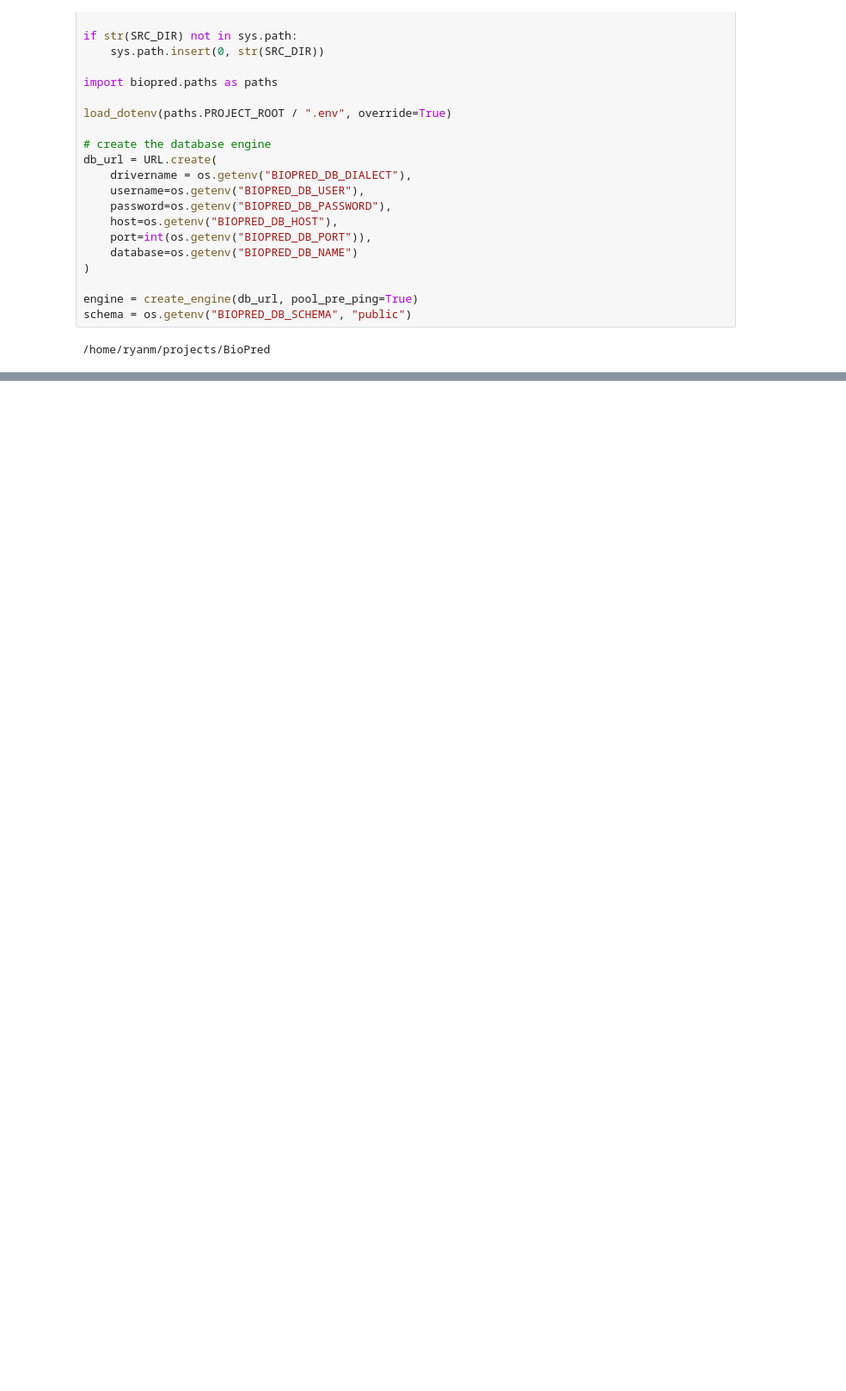
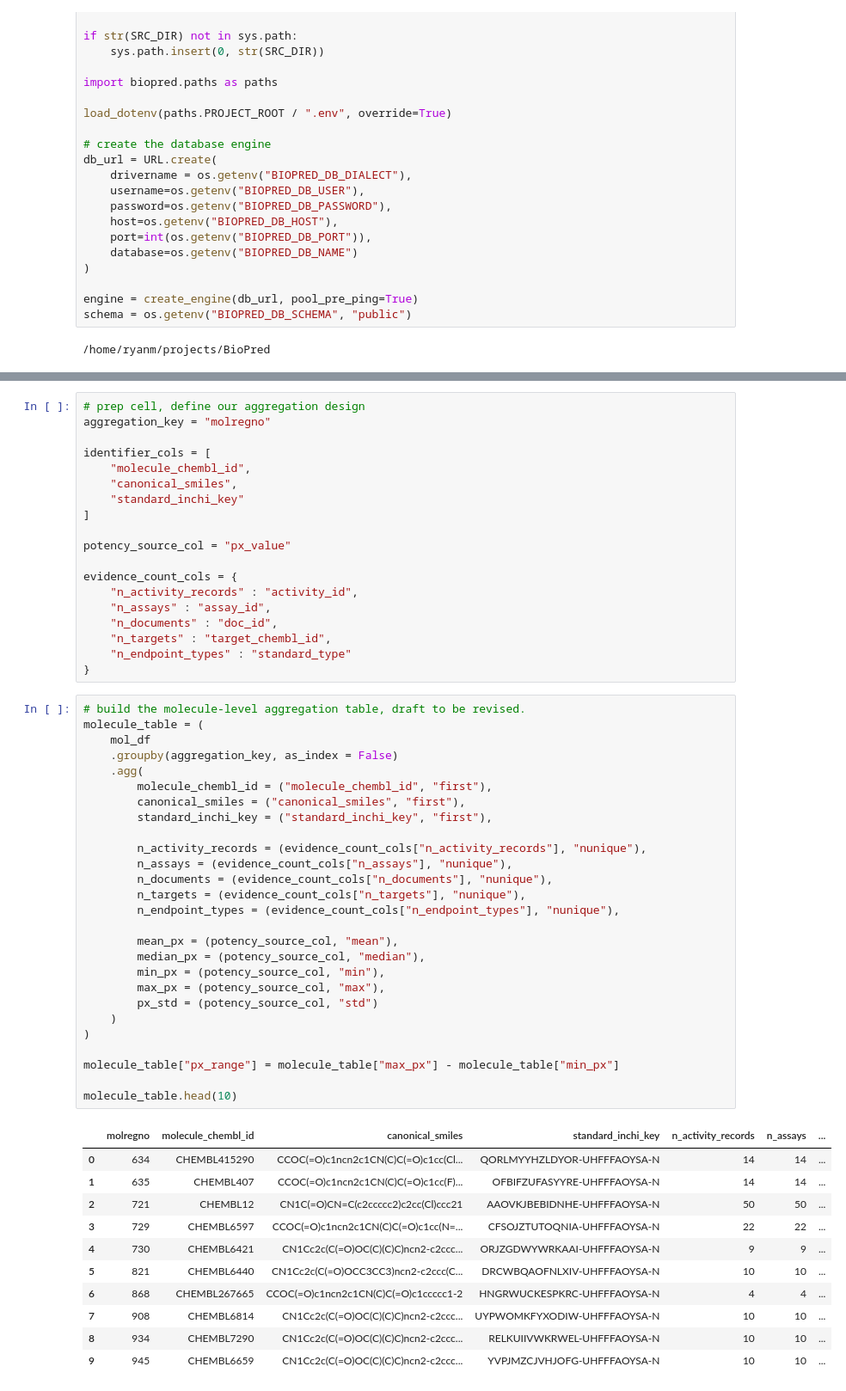
Before and after one commit to Taliwat/BioPred, a Jupyter notebook: notebooks/04_molecule_level_modeling_table.ipynb, the cells around one changed output, grey strips where cells are left out. Shown at 86% size. Saved outputs shown, nothing was run; the diff lists cells and outputs as text; blank space fills up the shorter version.

```diff
--- a/notebooks/04_molecule_level_modeling_table.ipynb
+++ b/notebooks/04_molecule_level_modeling_table.ipynb
@@ -69,0 +402,58 @@ df.shape # Expecting (4435, 27)
+# %%
+# prep cell, define our aggregation design
+aggregation_key = "molregno"
+
+identifier_cols = [
+    "molecule_chembl_id",
+    "canonical_smiles",
+    "standard_inchi_key"
+]
+
+potency_source_col = "px_value"
+
+evidence_count_cols = {
+    "n_activity_records" : "activity_id",
+    "n_assays" : "assay_id",
+    "n_documents" : "doc_id",
+    "n_targets" : "target_chembl_id",
+    "n_endpoint_types" : "standard_type"
+}
+# %%
+# build the molecule-level aggregation table, draft to be revised.
+molecule_table = (
+    mol_df
+    .groupby(aggregation_key, as_index = False)
+    .agg(
+        molecule_chembl_id = ("molecule_chembl_id", "first"),
+        canonical_smiles = ("canonical_smiles", "first"),
+        standard_inchi_key = ("standard_inchi_key", "first"),
+
+        n_activity_records = (evidence_count_cols["n_activity_records"], "nunique"),
+        n_assays = (evidence_count_cols["n_assays"], "nunique"),
+        n_documents = (evidence_count_cols["n_documents"], "nunique"),
+        n_targets = (evidence_count_cols["n_targets"], "nunique"),
+        n_endpoint_types = (evidence_count_cols["n_endpoint_types"], "nunique"),
+
+        mean_px = (potency_source_col, "mean"),
+        median_px = (potency_source_col, "median"),
+        min_px = (potency_source_col, "min"),
+        max_px = (potency_source_col, "max"),
+        px_std = (potency_source_col, "std")
+    )
+)
+
+molecule_table["px_range"] = molecule_table["max_px"] - molecule_table["min_px"]
+
+molecule_table.head(10)
+# %% [output]
+|  | molregno | molecule_chembl_id | canonical_smiles | standard_inchi_key | n_activity_records | n_assays | ... |
+| 0 | 634 | CHEMBL415290 | CCOC(=O)c1ncn2c1CN(C)C(=O)c1cc(Cl... | QORLMYYHZLDYOR-UHFFFAOYSA-N | 14 | 14 | ... |
+| 1 | 635 | CHEMBL407 | CCOC(=O)c1ncn2c1CN(C)C(=O)c1cc(F)... | OFBIFZUFASYYRE-UHFFFAOYSA-N | 14 | 14 | ... |
+| 2 | 721 | CHEMBL12 | CN1C(=O)CN=C(c2ccccc2)c2cc(Cl)ccc21 | AAOVKJBEBIDNHE-UHFFFAOYSA-N | 50 | 50 | ... |
+| 3 | 729 | CHEMBL6597 | CCOC(=O)c1ncn2c1CN(C)C(=O)c1cc(N=... | CFSOJZTUTOQNIA-UHFFFAOYSA-N | 22 | 22 | ... |
+| 4 | 730 | CHEMBL6421 | CN1Cc2c(C(=O)OC(C)(C)C)ncn2-c2ccc... | ORJZGDWYWRKAAI-UHFFFAOYSA-N | 9 | 9 | ... |
+| 5 | 821 | CHEMBL6440 | CN1Cc2c(C(=O)OCC3CC3)ncn2-c2ccc(C... | DRCWBQAOFNLXIV-UHFFFAOYSA-N | 10 | 10 | ... |
+| 6 | 868 | CHEMBL267665 | CCOC(=O)c1ncn2c1CN(C)C(=O)c1ccccc1-2 | HNGRWUCKESPKRC-UHFFFAOYSA-N | 4 | 4 | ... |
+| 7 | 908 | CHEMBL6814 | CN1Cc2c(C(=O)OC(C)(C)C)ncn2-c2ccc... | UYPWOMKFYXODIW-UHFFFAOYSA-N | 10 | 10 | ... |
+| 8 | 934 | CHEMBL7290 | CN1Cc2c(C(=O)OC(C)(C)C)ncn2-c2ccc... | RELKUIIVWKRWEL-UHFFFAOYSA-N | 10 | 10 | ... |
+| 9 | 945 | CHEMBL6659 | CN1Cc2c(C(=O)OC(C)(C)C)ncn2-c2ccc... | YVPJMZCJVHJOFG-UHFFFAOYSA-N | 10 | 10 | ... |
```
Also changed, not shown: parts of 61 cells of this notebook.
